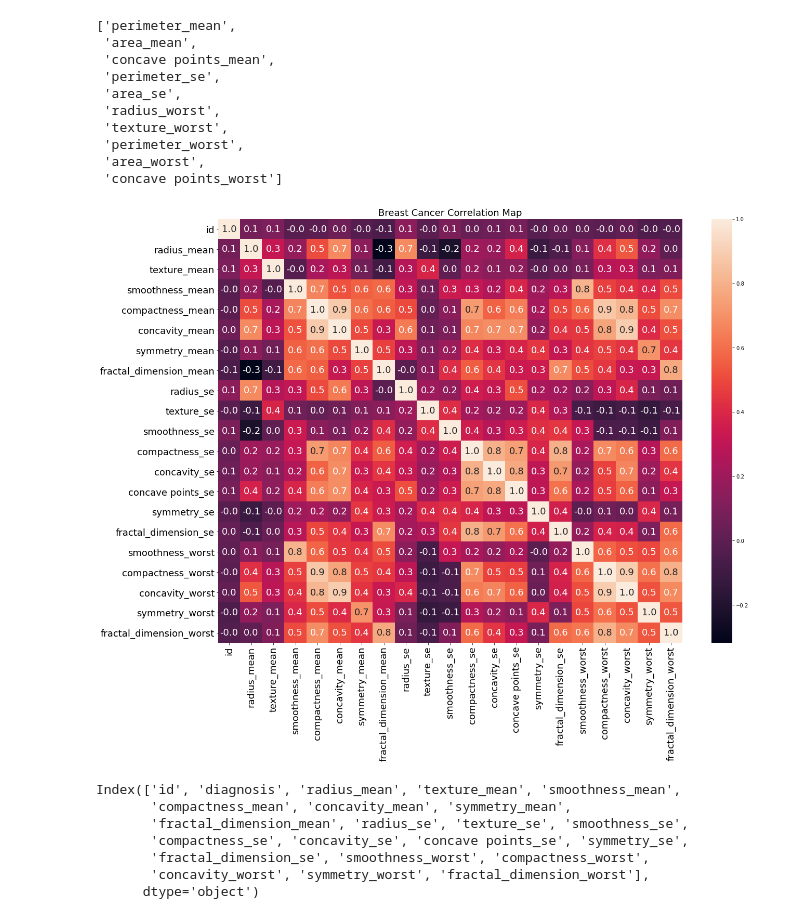
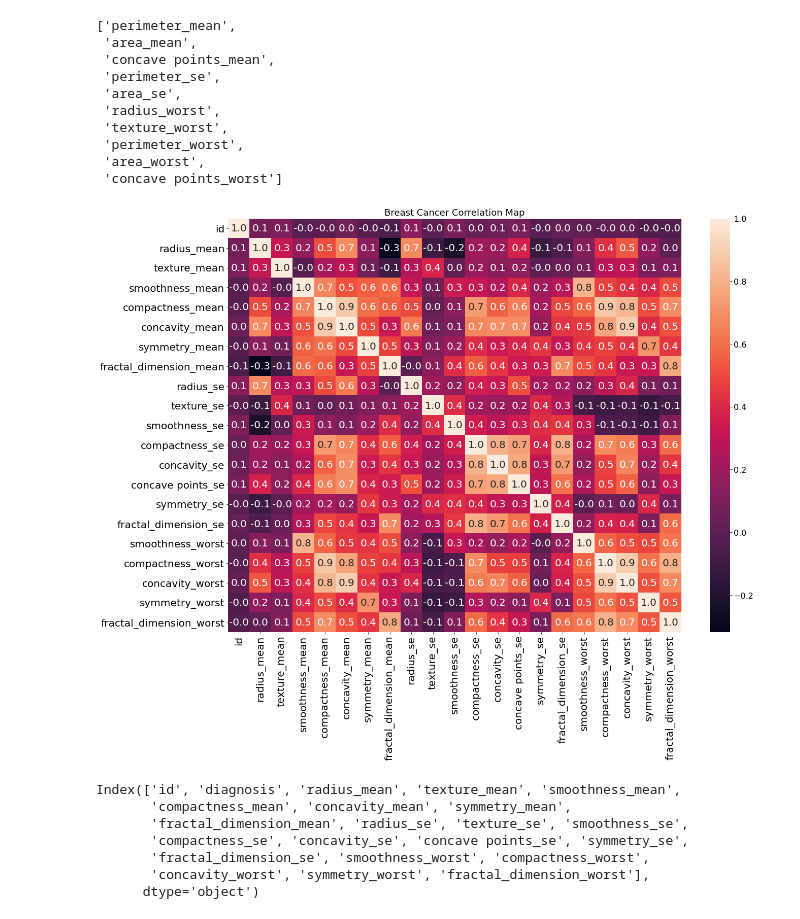
Before and after one commit to PacktPublishing/Machine-Learning-in-Biotechnology-and-Life-Sciences, a Jupyter notebook: chapters/chapter5/Chapter5-BreastCancerModel.ipynb, the cells around one changed output. Saved outputs shown, nothing was run; the diff lists cells and outputs as text; code cells hidden in the pictures.

```diff
--- a/chapters/chapter5/Chapter5-BreastCancerModel.ipynb
+++ b/chapters/chapter5/Chapter5-BreastCancerModel.ipynb
@@ -268,13 +273,13 @@ to_drop
  'concave points_worst']
 # %%
 f,ax=plt.subplots(figsize = (20,15))
-sns.heatmap(df.corr(), annot= True, fmt = ".1f", ax=ax, annot_kws={"fontsize":18})
-plt.xticks(fontsize=18)
-plt.yticks(fontsize=18)
+sns.heatmap(df.corr(), annot= True, fmt = ".1f", ax=ax, annot_kws={"fontsize":20})
+plt.xticks(fontsize=20)
+plt.yticks(fontsize=20)
 plt.title('Breast Cancer Correlation Map', fontsize=18)
 plt.show()
 # %% [output]
-[figure, old version]
+[figure, new version]
 # %%
 df.columns
 # %% [output]
```
Also changed, not shown: parts of 5 cells of this notebook, 3 other files.
